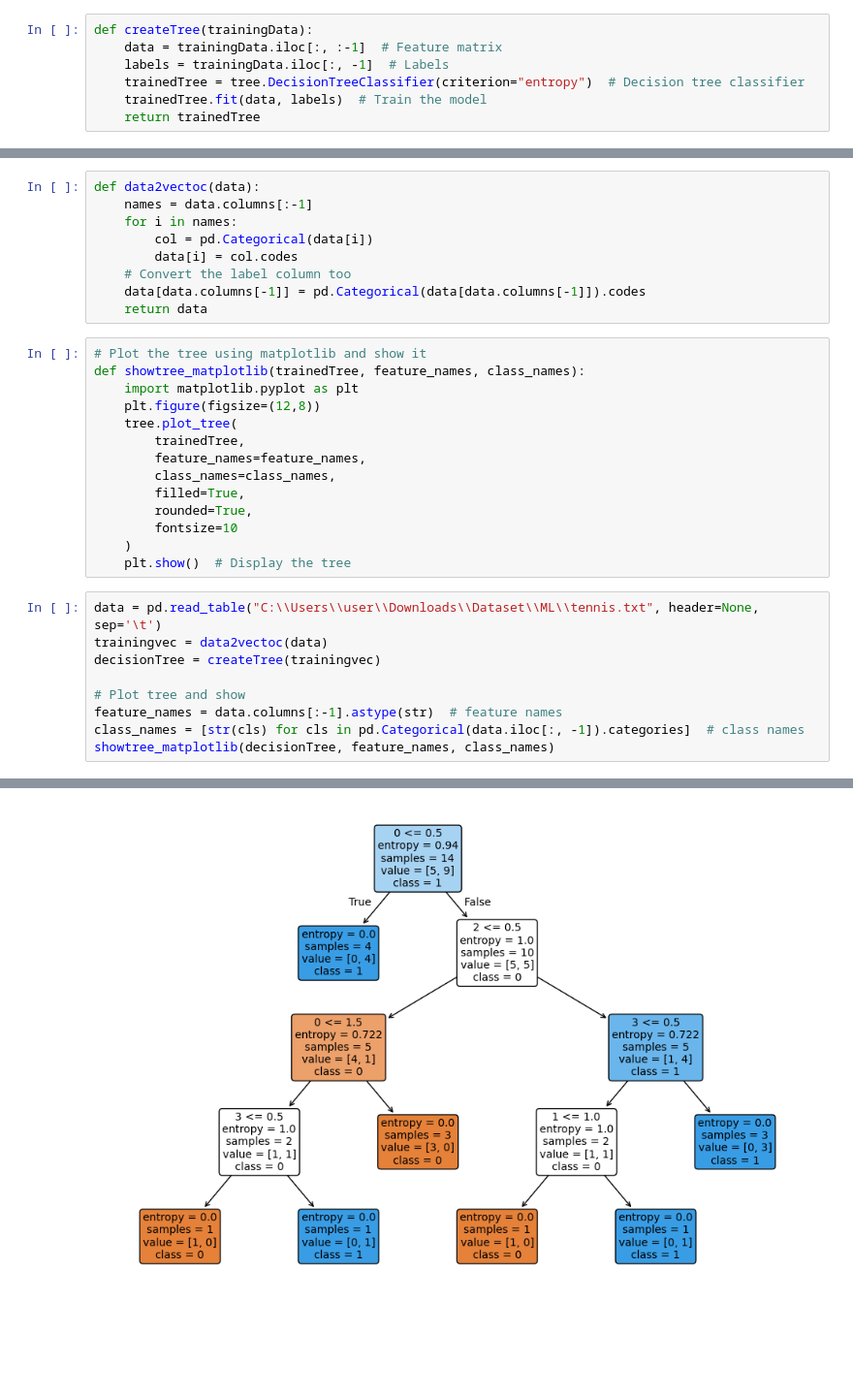
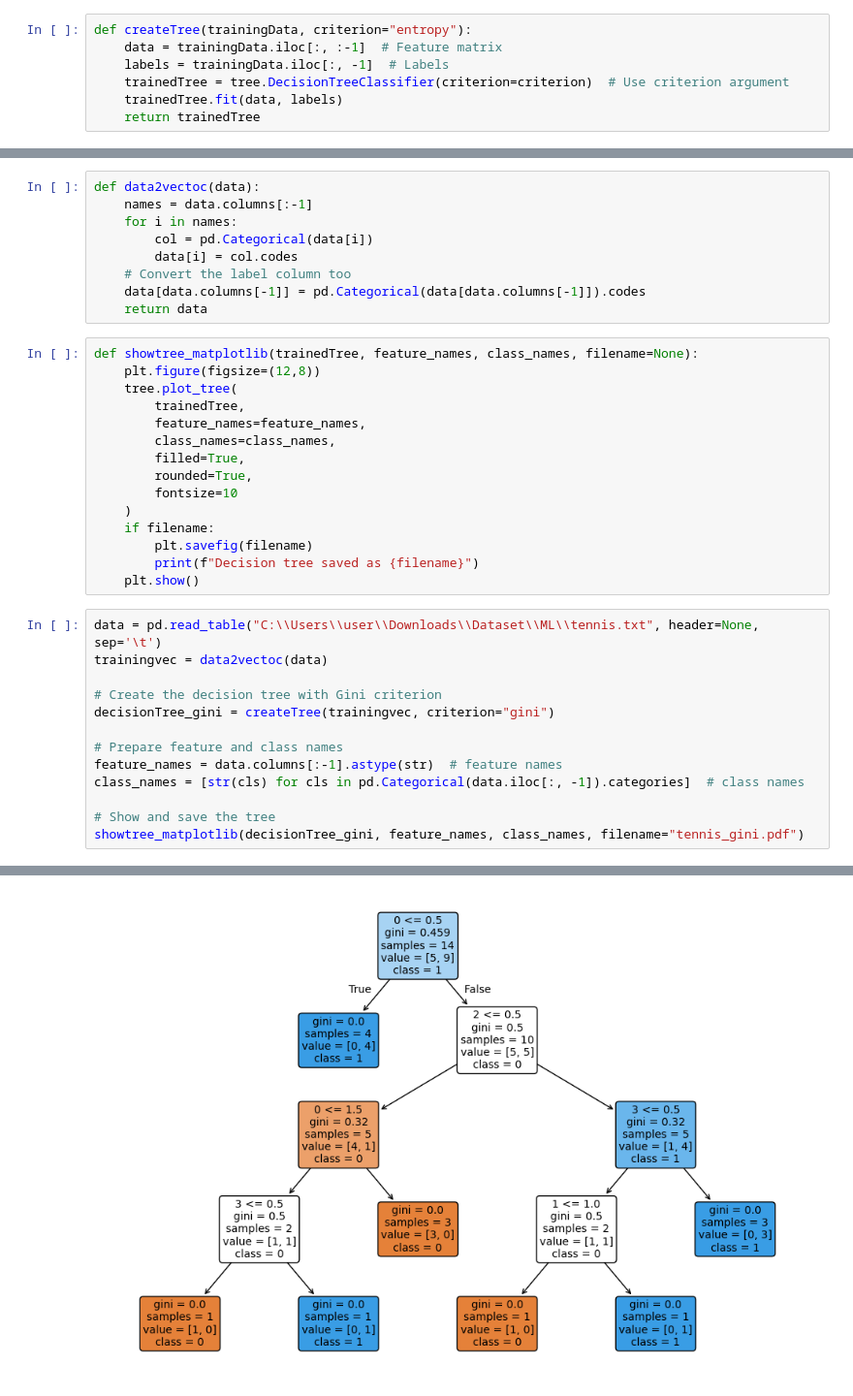
Before and after one commit to UyAaron112/CPE178P_E01_2T2526, a Jupyter notebook: Lab01/Decision Tree.ipynb, the cells around one changed output, grey strips where cells are left out. Shown: that part at 97% size. Drawn from its saved outputs; the diff is of its cells as text; blank space fills up the shorter version.

```diff
--- a/Lab01/Decision Tree.ipynb
+++ b/Lab01/Decision Tree.ipynb
@@ -4,11 +4,11 @@ import numpy as np
 from sklearn import tree
 import matplotlib.pyplot as plt
 # %%
-def createTree(trainingData):
+def createTree(trainingData, criterion="entropy"):
     data = trainingData.iloc[:, :-1]  # Feature matrix
     labels = trainingData.iloc[:, -1]  # Labels
-    trainedTree = tree.DecisionTreeClassifier(criterion="entropy")  # Decision tree classifier
-    trainedTree.fit(data, labels)  # Train the model
+    trainedTree = tree.DecisionTreeClassifier(criterion=criterion)  # Use criterion argument
+    trainedTree.fit(data, labels)
     return trainedTree
 # %%
 def showtree2pdf_matplotlib(trainedTree, feature_names, class_names, filename):
@@ -34,9 +34,7 @@ def data2vectoc(data):
     data[data.columns[-1]] = pd.Categorical(data[data.columns[-1]]).codes
     return data
 # %%
-# Plot the tree using matplotlib and show it
-def showtree_matplotlib(trainedTree, feature_names, class_names):
-    import matplotlib.pyplot as plt
+def showtree_matplotlib(trainedTree, feature_names, class_names, filename=None):
     plt.figure(figsize=(12,8))
     tree.plot_tree(
         trainedTree,
@@ -46,14 +44,21 @@ def showtree_matplotlib(trainedTree, feature_names, class_names):
         rounded=True,
         fontsize=10
     )
-    plt.show()  # Display the tree
+    if filename:
+        plt.savefig(filename)
+        print(f"Decision tree saved as {filename}")
+    plt.show()
 # %%
 data = pd.read_table("C:\\Users\\user\\Downloads\\Dataset\\ML\\tennis.txt", header=None, sep='\t')
 trainingvec = data2vectoc(data)
-decisionTree = createTree(trainingvec)
 
-# Plot tree and show
+# Create the decision tree with Gini criterion
+decisionTree_gini = createTree(trainingvec, criterion="gini")
+
+# Prepare feature and class names
 feature_names = data.columns[:-1].astype(str)  # feature names
 class_names = [str(cls) for cls in pd.Categorical(data.iloc[:, -1]).categories]  # class names
-showtree_matplotlib(decisionTree, feature_names, class_names)
+
+# Show and save the tree
+showtree_matplotlib(decisionTree_gini, feature_names, class_names, filename="tennis_gini.pdf")
 # %% [output]
@@ -60,4 +66,4 @@ showtree_matplotlib(decisionTree, feature_names, class_names)
-[figure, old version]
+[figure, new version]
 # %%
 testVec = [0, 0, 1, 1]  # Example input
 prediction = decisionTree.predict(np.array(testVec).reshape(1, -1))
```
Also changed, not shown: parts of 2 cells of this notebook.
